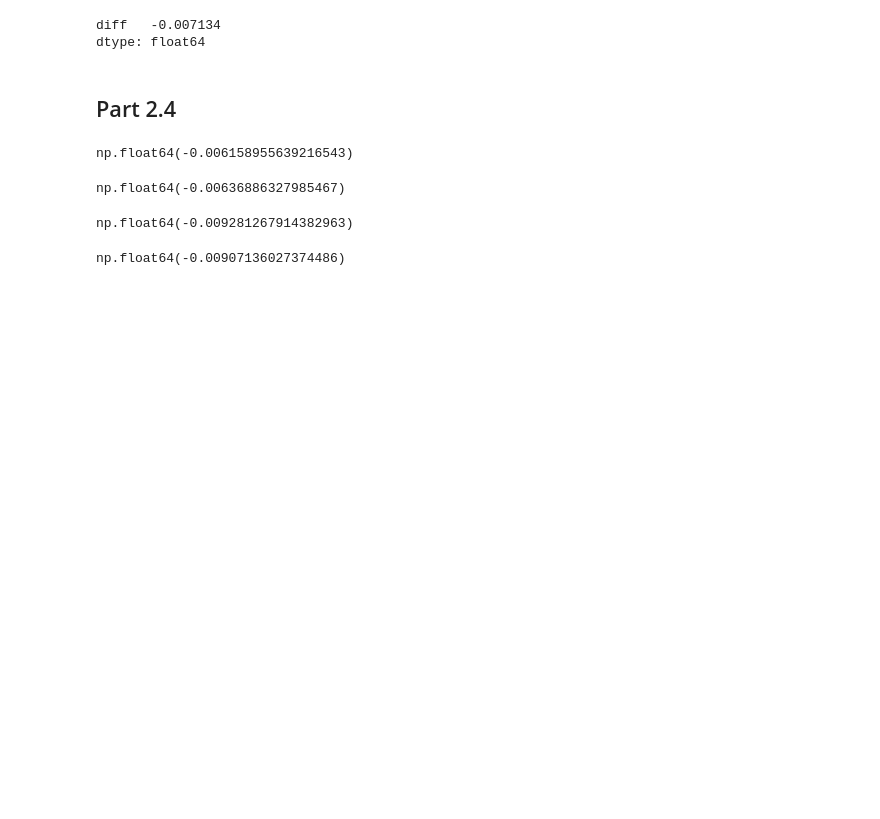
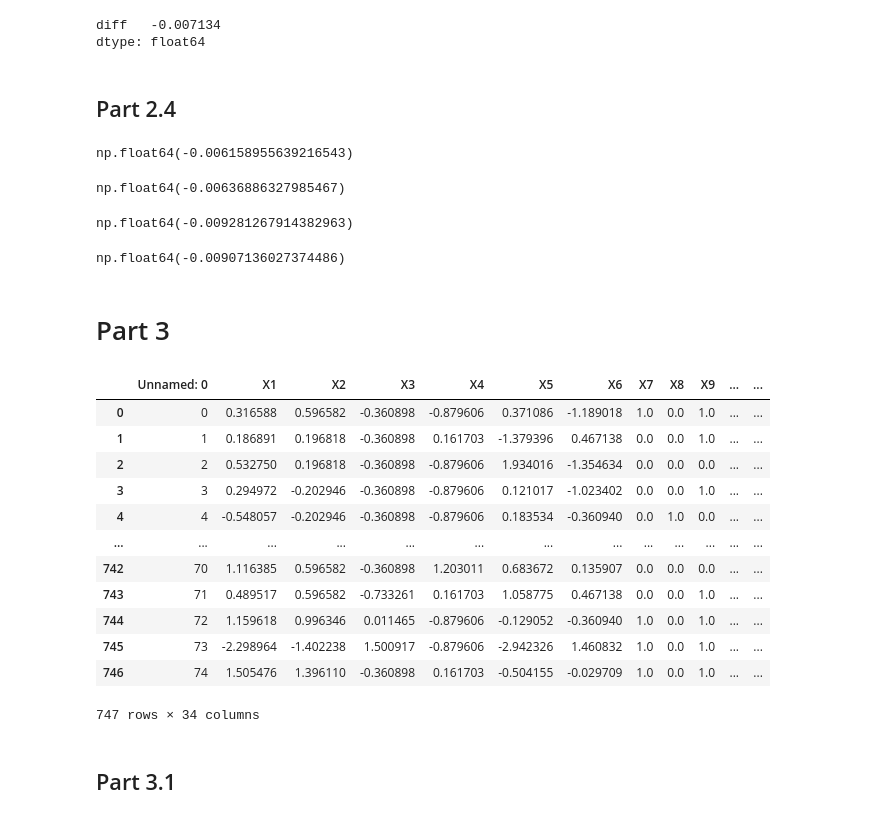
Before and after one commit to nataliaharguin/cph-200b-project1, a Jupyter notebook: project2/cph_200b_project2.ipynb, the cells around one changed output. Cells and saved outputs as stored; diff of their text form; code cells hidden in the pictures; blank space fills up the shorter version.

```diff
--- a/project2/cph_200b_project2.ipynb
+++ b/project2/cph_200b_project2.ipynb
@@ -771,3 +771,5 @@ pop_outcome = dr.estimate_population_outcome(df[features], df[column], df['ID14'
 pop_outcome[1]-pop_outcome[0]
 # %% [output]
 np.float64(-0.00907136027374486)
+# %% [markdown]
+# Part 3
@@ -773,0 +778,18 @@ np.float64(-0.00907136027374486)
+# %%
+ihdp_df
+# %% [output]
+|  | Unnamed: 0 | X1 | X2 | X3 | X4 | X5 | X6 | X7 | X8 | X9 | ... | ... |
+| 0 | 0 | 0.316588 | 0.596582 | -0.360898 | -0.879606 | 0.371086 | -1.189018 | 1.0 | 0.0 | 1.0 | ... | ... |
+| 1 | 1 | 0.186891 | 0.196818 | -0.360898 | 0.161703 | -1.379396 | 0.467138 | 0.0 | 0.0 | 1.0 | ... | ... |
+| 2 | 2 | 0.532750 | 0.196818 | -0.360898 | -0.879606 | 1.934016 | -1.354634 | 0.0 | 0.0 | 0.0 | ... | ... |
+| 3 | 3 | 0.294972 | -0.202946 | -0.360898 | -0.879606 | 0.121017 | -1.023402 | 0.0 | 0.0 | 1.0 | ... | ... |
+| 4 | 4 | -0.548057 | -0.202946 | -0.360898 | -0.879606 | 0.183534 | -0.360940 | 0.0 | 1.0 | 0.0 | ... | ... |
+| ... | ... | ... | ... | ... | ... | ... | ... | ... | ... | ... | ... | ... |
+| 742 | 70 | 1.116385 | 0.596582 | -0.360898 | 1.203011 | 0.683672 | 0.135907 | 0.0 | 0.0 | 0.0 | ... | ... |
+| 743 | 71 | 0.489517 | 0.596582 | -0.733261 | 0.161703 | 1.058775 | 0.467138 | 0.0 | 0.0 | 1.0 | ... | ... |
+| 744 | 72 | 1.159618 | 0.996346 | 0.011465 | -0.879606 | -0.129052 | -0.360940 | 1.0 | 0.0 | 1.0 | ... | ... |
+| 745 | 73 | -2.298964 | -1.402238 | 1.500917 | -0.879606 | -2.942326 | 1.460832 | 1.0 | 0.0 | 1.0 | ... | ... |
+| 746 | 74 | 1.505476 | 1.396110 | -0.360898 | 0.161703 | -0.504155 | -0.029709 | 1.0 | 0.0 | 1.0 | ... | ... |
+747 rows × 34 columns
+# %% [markdown]
+## Part 3.1
```
Also changed, not shown: parts of 13 cells of this notebook.
